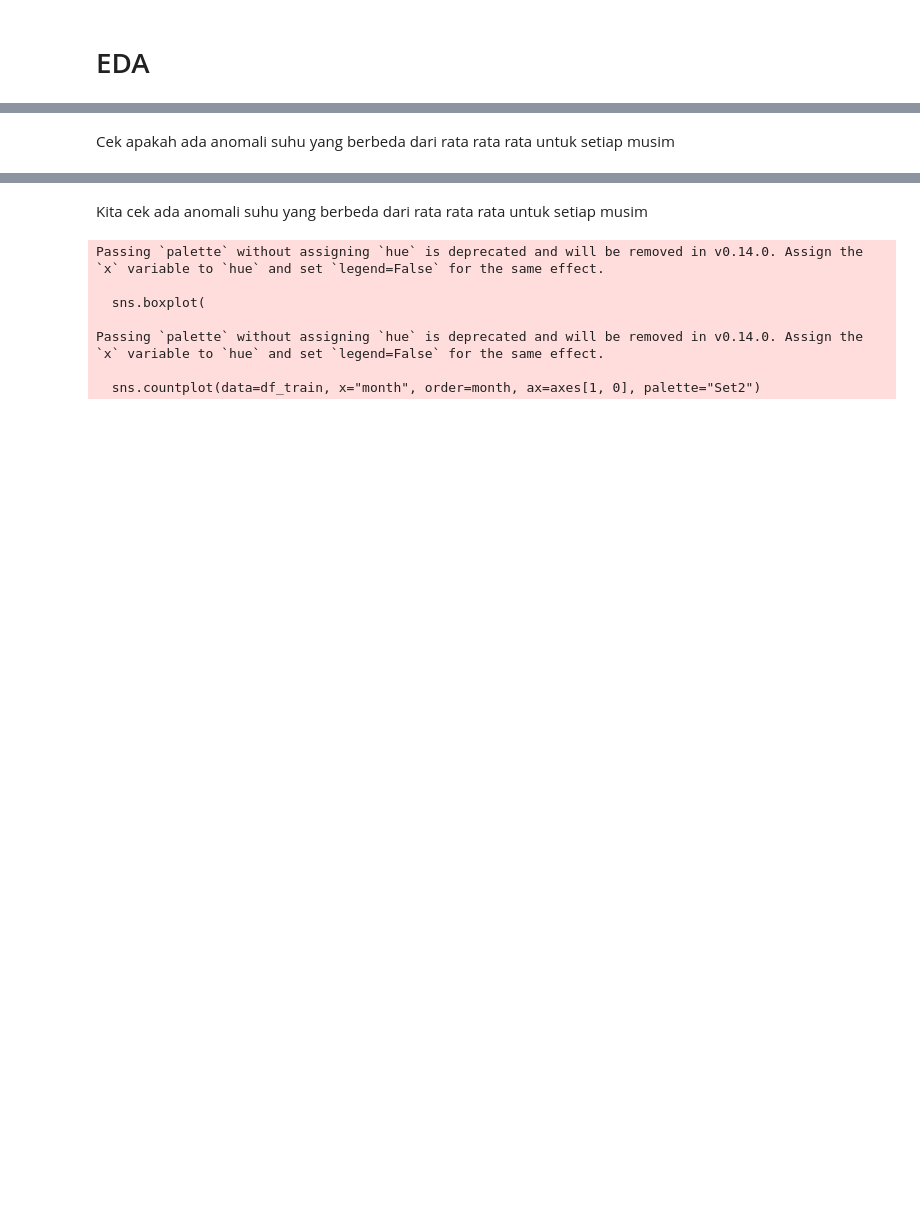
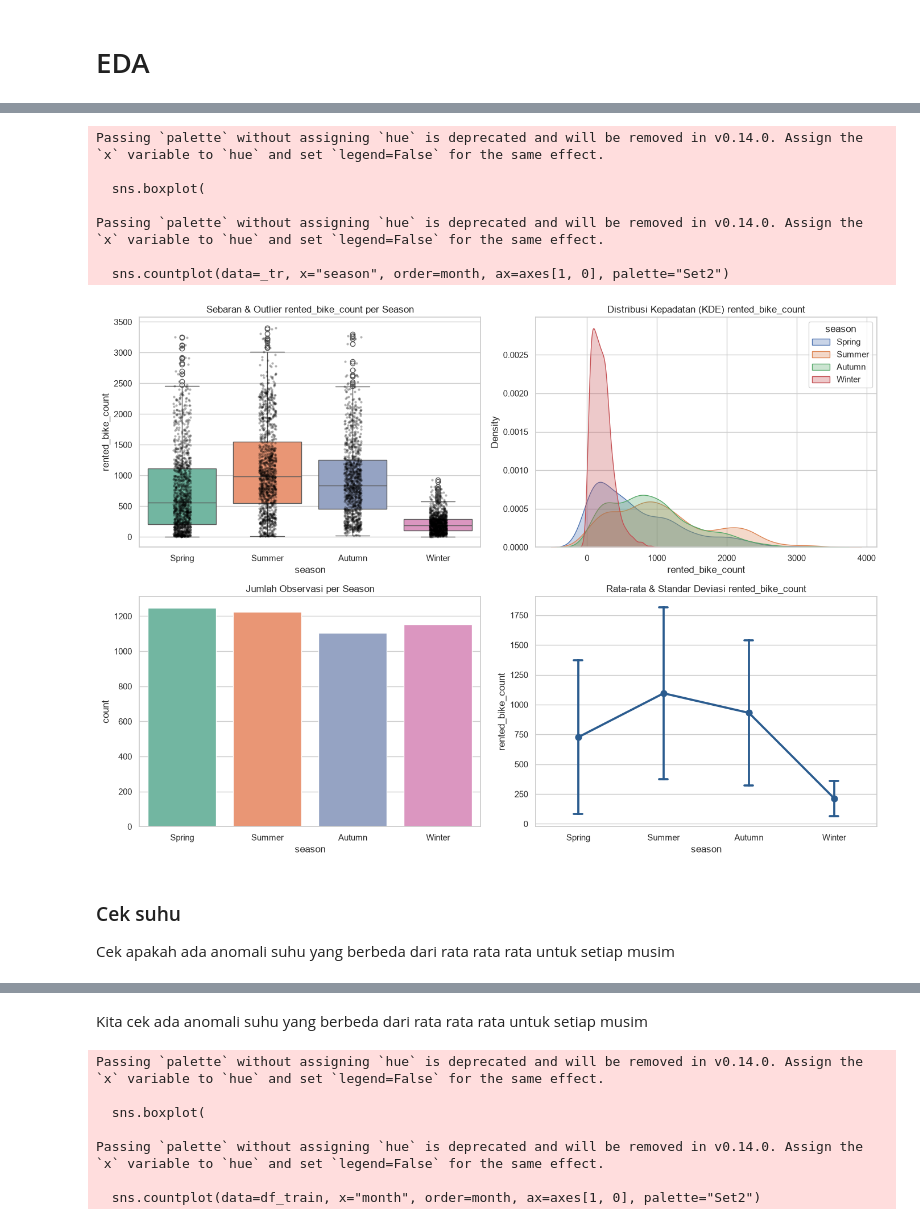
Before and after one commit to azziyadazki/bike-rush-omahti, a Jupyter notebook: bike-rush-azki-azziyad.ipynb, the cells around one changed output, grey strips where cells are left out. Saved outputs shown, nothing was run; the diff lists cells and outputs as text; code cells hidden in the pictures; blank space fills up the shorter version.

```diff
--- a/bike-rush-azki-azziyad.ipynb
+++ b/bike-rush-azki-azziyad.ipynb
@@ -90,4 +147,58 @@ dtype: int64
+# %%
+import matplotlib.pyplot as plt
+import pandas as pd
+import seaborn as sns
+
+sns.set_theme(style="whitegrid")
+fig, axes = plt.subplots(2, 2, figsize=(14, 10))
+
+# seasons = [1,2,3,4]
+month = ["Spring","Summer","Autumn","Winter"]
+
+xvalue = "season"
+
+
+# 1. Boxplot + Stripplot: Deteksi outlier & sebaran per musim
+sns.boxplot(
+    data=_tr, x=xvalue, y="rented_bike_count", order=month, ax=axes[0, 0], palette="Set2"
+)
+sns.stripplot(
+    data=_tr, x=xvalue, y="rented_bike_count", order=month, ax=axes[0, 0],
+    color="black", alpha=0.3, size=3
+)
+axes[0, 0].set_title("Sebaran & Outlier rented_bike_count per Season")
+
+# 2. KDE Plot: Tumpang tindih distribusi suhu antarmusim
+for musim in month:
+    subset = _tr[_tr[xvalue] == musim]["rented_bike_count"].dropna()
+    sns.kdeplot(subset, label=musim, fill=True, alpha=0.3, ax=axes[0, 1])
+axes[0, 1].set_title("Distribusi Kepadatan (KDE) rented_bike_count")
+axes[0, 1].legend(title=xvalue)
+
+# 3. Countplot: Keseimbangan jumlah data per musim
+sns.countplot(data=_tr, x="season", order=month, ax=axes[1, 0], palette="Set2")
+axes[1, 0].set_title("Jumlah Observasi per Season")
+
+# 4. Rata-rata & Standar Deviasi (Pointplot)
+sns.pointplot(
+    data=_tr, x=xvalue, y="rented_bike_count", order=month,
+    errorbar="sd", capsize=0.1, ax=axes[1, 1], color="#2b5c8f"
+)
+axes[1, 1].set_title("Rata-rata & Standar Deviasi rented_bike_count")
+
+plt.tight_layout()
+plt.show()
+# %% [output]
+Passing `palette` without assigning `hue` is deprecated and will be removed in v0.14.0. Assign the `x` variable to `hue` and set `legend=False` for the same effect.
+
+  sns.boxplot(
+
+Passing `palette` without assigning `hue` is deprecated and will be removed in v0.14.0. Assign the `x` variable to `hue` and set `legend=False` for the same effect.
+
+  sns.countplot(data=_tr, x="season", order=month, ax=axes[1, 0], palette="Set2")
+[figure, added]
 # %% [markdown]
+### Cek suhu
 Cek apakah ada anomali suhu yang berbeda dari rata rata rata untuk setiap musim
 # %%
 import matplotlib.pyplot as plt
```
Also changed, not shown: parts of 37 cells of this notebook, 1 other file.
